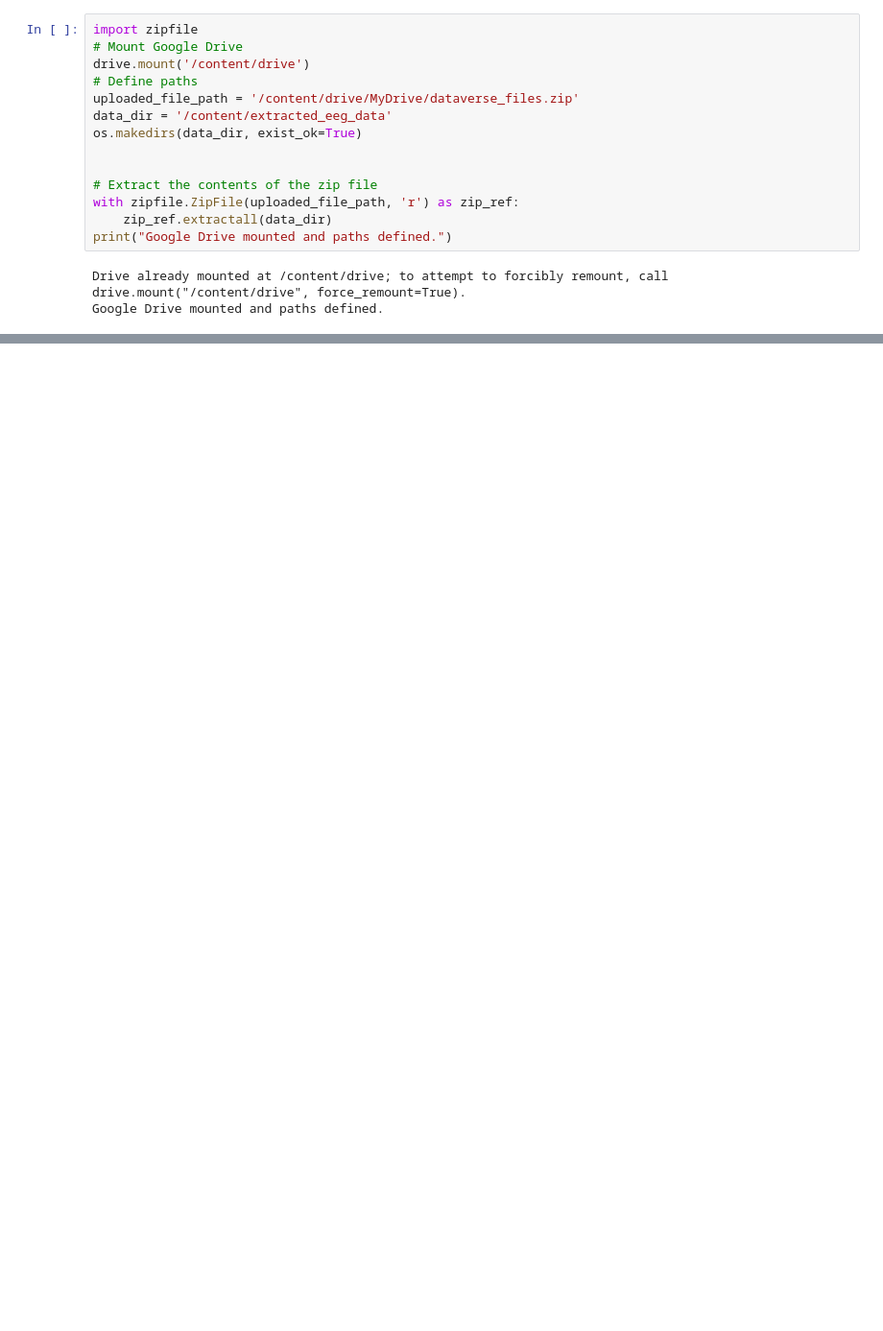
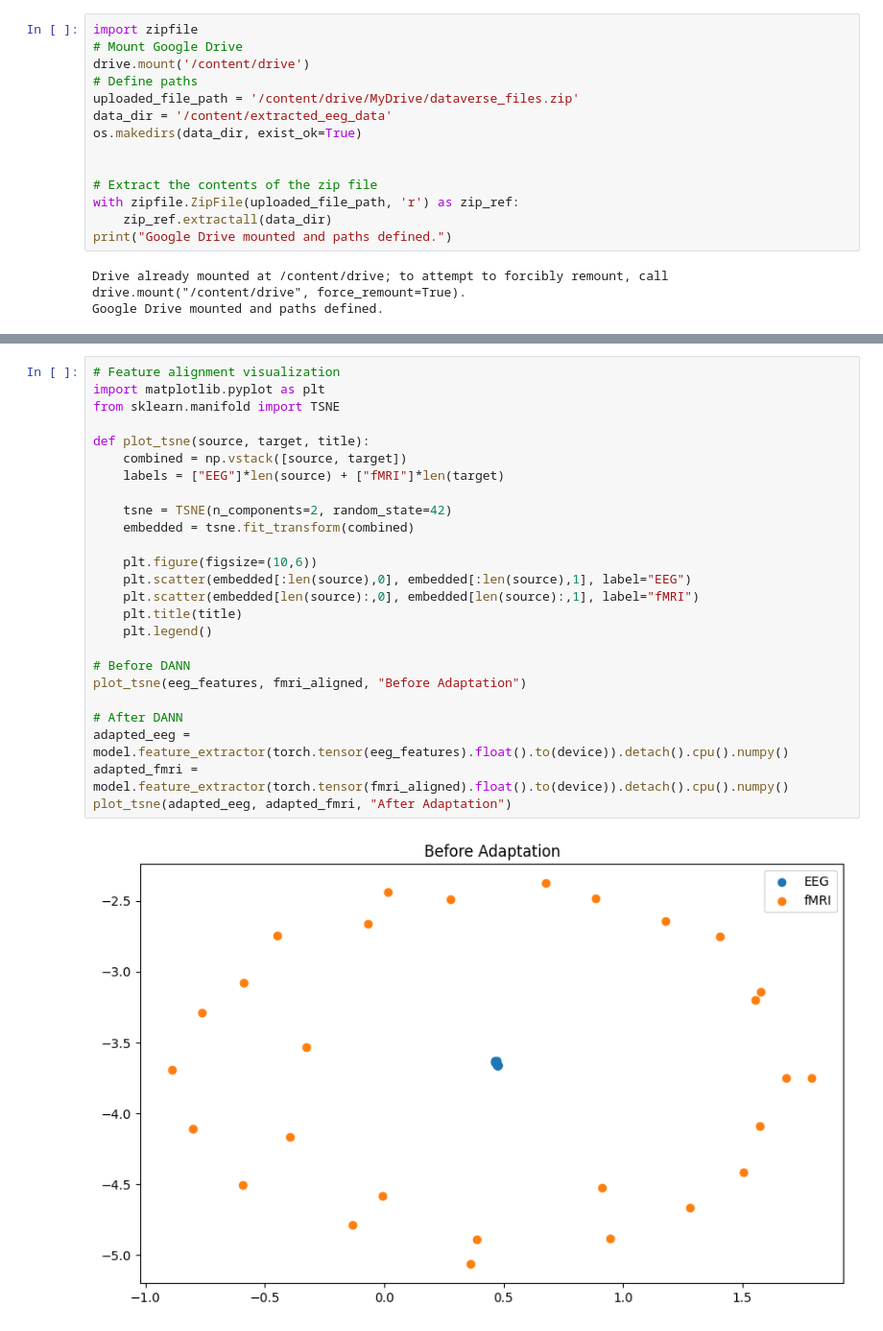
Before and after one commit to farihachaiti/abns_project, a Jupyter notebook: abns.ipynb, the cells around one changed output, grey strips where cells are left out. Shown: that part at 96% size. Drawn from its saved outputs; the diff is of its cells as text; blank space fills up the shorter version.

```diff
--- a/abns.ipynb
+++ b/abns.ipynb
@@ -1392,0 +847,27 @@ Training fold 1
+# %%
+# Feature alignment visualization
+import matplotlib.pyplot as plt
+from sklearn.manifold import TSNE
+
+def plot_tsne(source, target, title):
+    combined = np.vstack([source, target])
+    labels = ["EEG"]*len(source) + ["fMRI"]*len(target)
+
+    tsne = TSNE(n_components=2, random_state=42)
+    embedded = tsne.fit_transform(combined)
+
+    plt.figure(figsize=(10,6))
+    plt.scatter(embedded[:len(source),0], embedded[:len(source),1], label="EEG")
+    plt.scatter(embedded[len(source):,0], embedded[len(source):,1], label="fMRI")
+    plt.title(title)
+    plt.legend()
+
+# Before DANN
+plot_tsne(eeg_features, fmri_aligned, "Before Adaptation")
+
+# After DANN
+adapted_eeg = model.feature_extractor(torch.tensor(eeg_features).float().to(device)).detach().cpu().numpy()
+adapted_fmri = model.feature_extractor(torch.tensor(fmri_aligned).float().to(device)).detach().cpu().numpy()
+plot_tsne(adapted_eeg, adapted_fmri, "After Adaptation")
+# %% [output]
+[figure, added]
```
Also changed, not shown: parts of 18 cells of this notebook, 2 other files.
